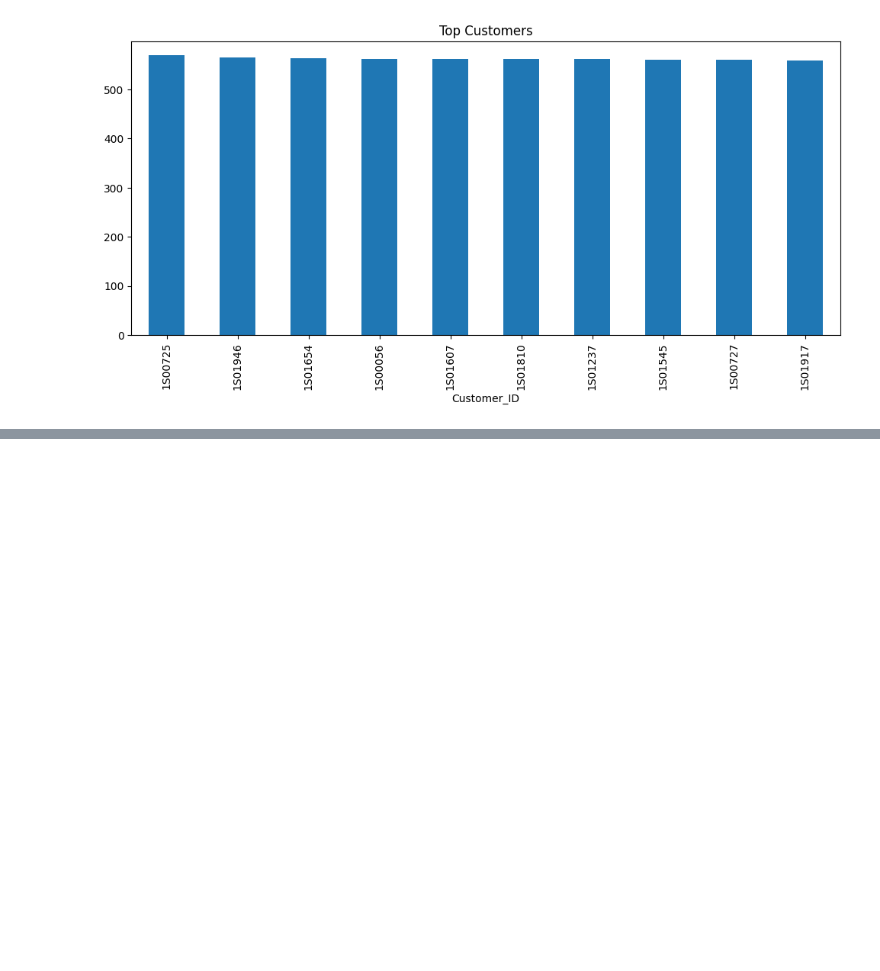
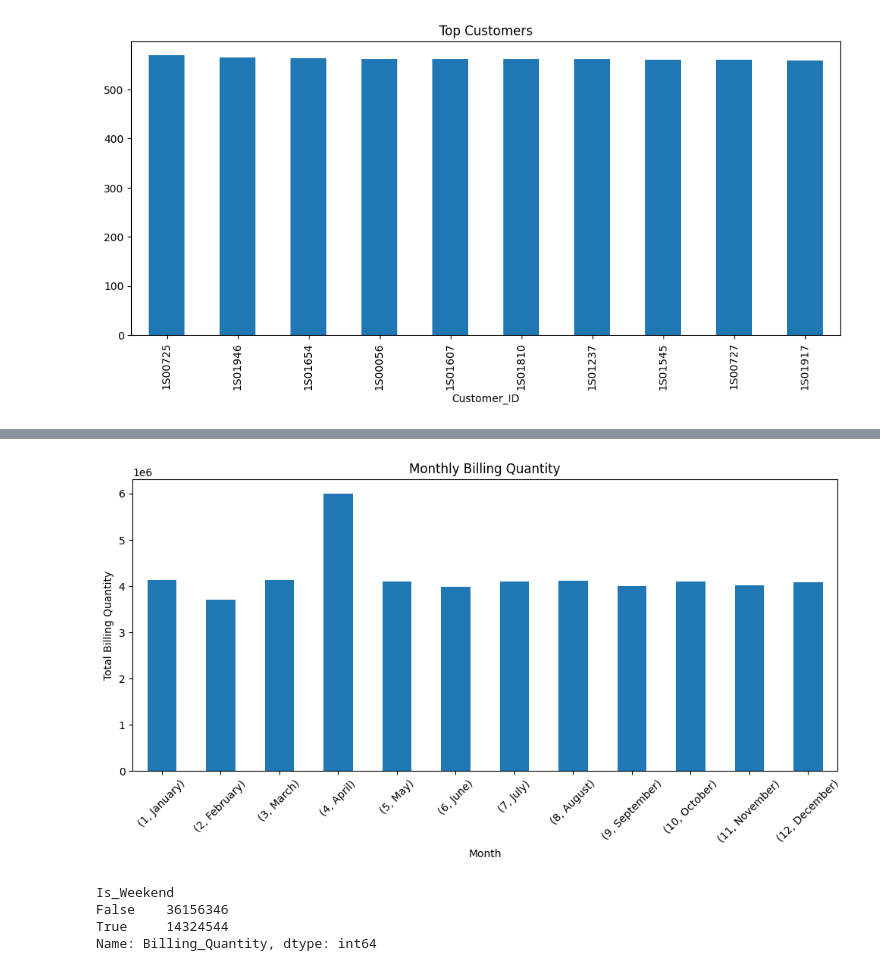
Before and after one commit to utkxrshrxj/Billing-and-Transaction-Analytics-System, a Jupyter notebook: btas.ipynb, the cells around one changed output, grey strips where cells are left out. Drawn from its saved outputs; the diff is of its cells as text; code cells hidden in the pictures; blank space fills up the shorter version.

```diff
--- a/btas.ipynb
+++ b/btas.ipynb
@@ -115,0 +177,7 @@ df.to_csv("processed_billing_data.csv", index=False)
+# %%
+#Monthly Billing Analysis
+monthly_trend = df.groupby(['Month', 'Month_Name'])['Billing_Quantity'].sum()
+
+monthly_trend = monthly_trend.sort_index()
+
+print(monthly_trend)
@@ -115,0 +199,24 @@ df.to_csv("processed_billing_data.csv", index=False)
+# %%
+plt.figure(figsize=(12,5))
+
+monthly_trend.plot(kind='bar')
+
+plt.title('Monthly Billing Quantity')
+plt.xlabel('Month')
+plt.ylabel('Total Billing Quantity')
+
+plt.xticks(rotation=45)
+
+plt.show()
+# %% [output]
+[figure, added]
+# %%
+#Weekend vs Weekday Analysis
+weekend_analysis = df.groupby('Is_Weekend')['Billing_Quantity'].sum()
+
+print(weekend_analysis)
+# %% [output]
+Is_Weekend
+False    36156346
+True     14324544
+Name: Billing_Quantity, dtype: int64
```
Also changed, not shown: parts of 46 cells of this notebook, 1 other file.
